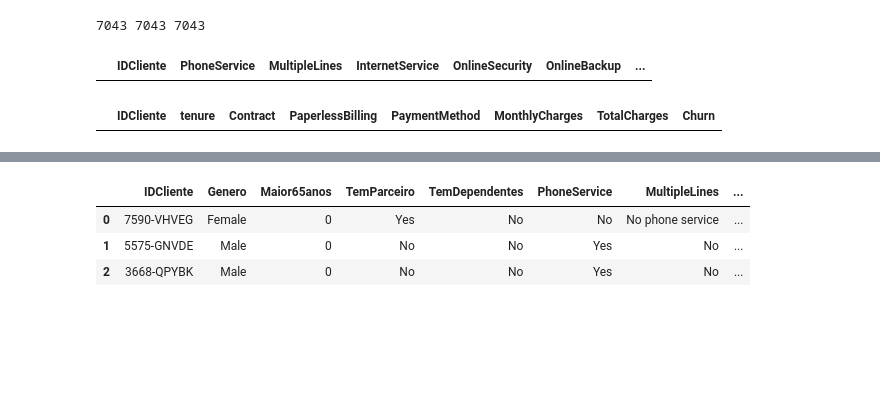
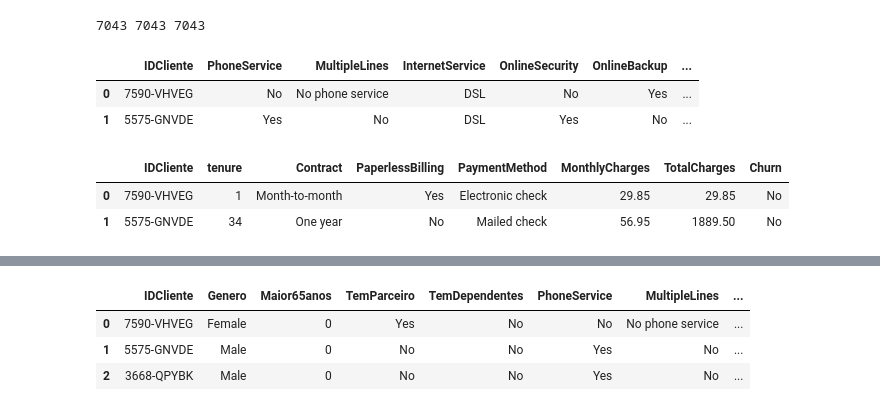
Before and after one commit to mgckaled/ignite-devia-introduction, a Jupyter notebook: ead_churn.ipynb, the cells around one changed output, grey strips where cells are left out. Drawn from its saved outputs; the diff is of its cells as text; code cells hidden in the pictures; blank space fills up the shorter version.

```diff
--- a/ead_churn.ipynb
+++ b/ead_churn.ipynb
@@ -172,15 +174,19 @@ print(len(df_customers), len(df_contracts), len(df_services))
 # %%
 # renomear coluna com 'inplace'
 df_services.rename(columns={'customerID': 'IDCliente'}, inplace=True)
-df_services.head(0)
+df_services.head(2)
 # %% [output]
 |  | IDCliente | PhoneService | MultipleLines | InternetService | OnlineSecurity | OnlineBackup | ... |
+| 0 | 7590-VHVEG | No | No phone service | DSL | No | Yes | ... |
+| 1 | 5575-GNVDE | Yes | No | DSL | Yes | No | ... |
 # %%
 # renomear coluna com 'inplace'
 df_contracts.rename(columns={'customerID': 'IDCliente'}, inplace=True)
-df_contracts.head(0)
+df_contracts.head(2)
 # %% [output]
 |  | IDCliente | tenure | Contract | PaperlessBilling | PaymentMethod | MonthlyCharges | TotalCharges | Churn |
+| 0 | 7590-VHVEG | 1 | Month-to-month | Yes | Electronic check | 29.85 | 29.85 | No |
+| 1 | 5575-GNVDE | 34 | One year | No | Mailed check | 56.95 | 1889.50 | No |
 # %%
 # unificar DataFrame de Customers com Services, usar IDCustomers como referencia
 df_temp_01 = df_customers.merge(df_services, on=['IDCliente'])
```
Also changed, not shown: parts of 20 cells of this notebook, 2 other files.
